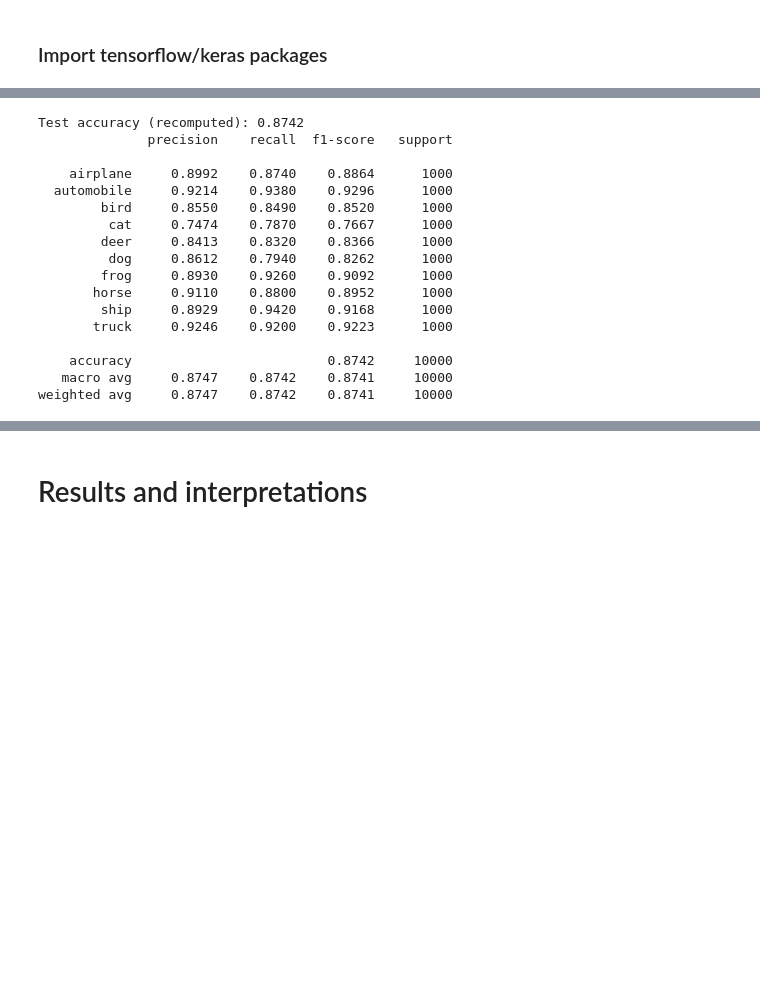
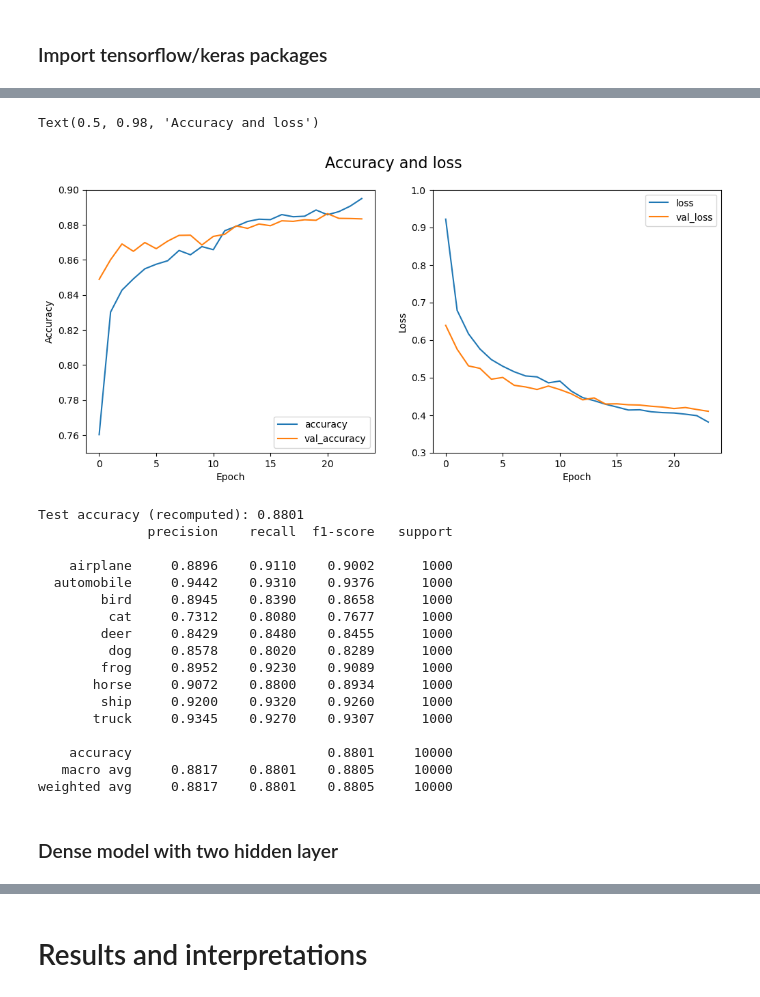
Before and after one commit to elfreyer/project_module_2, a Jupyter notebook: notebooks/01_ae_network_feature_extractor_20250901.ipynb, the cells around one changed output, grey strips where cells are left out. Cells and saved outputs as stored; diff of their text form; code cells hidden in the pictures; blank space fills up the shorter version.

```diff
--- a/notebooks/01_ae_network_feature_extractor_20250901.ipynb
+++ b/notebooks/01_ae_network_feature_extractor_20250901.ipynb
@@ -593,0 +526,17 @@ weighted avg     0.8814    0.8807    0.8806     10000
+# %%
+cbs: list = [
+    callbacks.ReduceLROnPlateau(monitor="val_accuracy", factor=0.5, patience=2, min_lr=1e-5, verbose=1),
+    callbacks.EarlyStopping(monitor="val_accuracy", patience=3, restore_best_weights=True),
+]
+
+history_fc1_clf: keras.callbacks.History = fc1_clf.fit(
+    feat_train, y_train_1d,
+    validation_data=(feat_valid, y_valid_1d),  # use real validation set
+    epochs=150,
+    batch_size=256,
+    callbacks=cbs,
+    verbose=1,
+)
+
+
+print("Test accuracy:", fc1_clf.evaluate(feat_test, y_test_1d, verbose=0)[1])
@@ -594,29 +561,54 @@ weighted avg     0.8814    0.8807    0.8806     10000
+# %%
+fig, (ax1, ax2) = plt.subplots(1, 2, figsize=(12, 5))
+
+# Accuracy plot
+ax1.plot(history_fc1_clf.history['accuracy'], label='accuracy')
+ax1.plot(history_fc1_clf.history['val_accuracy'], label = 'val_accuracy')
+ax1.set_xlabel('Epoch')
+ax1.set_ylabel('Accuracy')
+ax1.set_ylim([0.75, 0.9])
+ax1.legend(loc='lower right')
+
+# Loss plot
+ax2.plot(history_fc1_clf.history['loss'], label='loss')
+ax2.plot(history_fc1_clf.history['val_loss'], label = 'val_loss')
+ax2.set_xlabel('Epoch')
+ax2.set_ylabel('Loss')
+ax2.set_ylim([0.3, 1])
+ax2.legend(loc='upper right')
+
+fig.suptitle('Accuracy and loss', fontsize=16)
+# %% [output]
+Text(0.5, 0.98, 'Accuracy and loss')
+[figure, added]
 # %%
 # Predict class indices
-y_prob = fc_clf.predict(feat_test, batch_size=1024, verbose=0)
-y_pred_fc = np.argmax(y_prob, axis=1)
+y_prob_fc1 = fc1_clf.predict(feat_test, batch_size=1024, verbose=0)
+y_pred_fc1 = np.argmax(y_prob_fc1, axis=1)
 
 # (optional) CIFAR-10 class names
 CLASS_NAMES = ["airplane","automobile","bird","cat","deer",
                "dog","frog","horse","ship","truck"]
 
-print("Test accuracy (recomputed):", accuracy_score(y_test_1d, y_pred_fc))
-print(classification_report(y_test_1d, y_pred_fc, digits=4, target_names=CLASS_NAMES))
+print("Test accuracy (recomputed):", accuracy_score(y_test_1d, y_pred_fc1))
+print(classification_report(y_test_1d, y_pred_fc1, digits=4, target_names=CLASS_NAMES))
 # %% [output]
-Test accuracy (recomputed): 0.8742
+Test accuracy (recomputed): 0.8801
               precision    recall  f1-score   support
 
-    airplane     0.8992    0.8740    0.8864      1000
-  automobile     0.9214    0.9380    0.9296      1000
-        bird     0.8550    0.8490    0.8520      1000
-         cat     0.7474    0.7870    0.7667      1000
-        deer     0.8413    0.8320    0.8366      1000
-         dog     0.8612    0.7940    0.8262      1000
-        frog     0.8930    0.9260    0.9092      1000
-       horse     0.9110    0.8800    0.8952      1000
-        ship     0.8929    0.9420    0.9168      1000
-       truck     0.9246    0.9200    0.9223      1000
+    airplane     0.8896    0.9110    0.9002      1000
+  automobile     0.9442    0.9310    0.9376      1000
+        bird     0.8945    0.8390    0.8658      1000
+         cat     0.7312    0.8080    0.7677      1000
+        deer     0.8429    0.8480    0.8455      1000
+         dog     0.8578    0.8020    0.8289      1000
+        frog     0.8952    0.9230    0.9089      1000
+       horse     0.9072    0.8800    0.8934      1000
+        ship     0.9200    0.9320    0.9260      1000
+       truck     0.9345    0.9270    0.9307      1000
 
-    accuracy                         0.8742     10000
-   macro avg     0.8747    0.8742    0.8741     10000
-weighted avg     0.8747    0.8742    0.8741     10000
+    accuracy                         0.8801     10000
+   macro avg     0.8817    0.8801    0.8805     10000
+weighted avg     0.8817    0.8801    0.8805     10000
+# %% [markdown]
+### Dense model with two hidden layer
```
Also changed, not shown: parts of 29 cells of this notebook.
